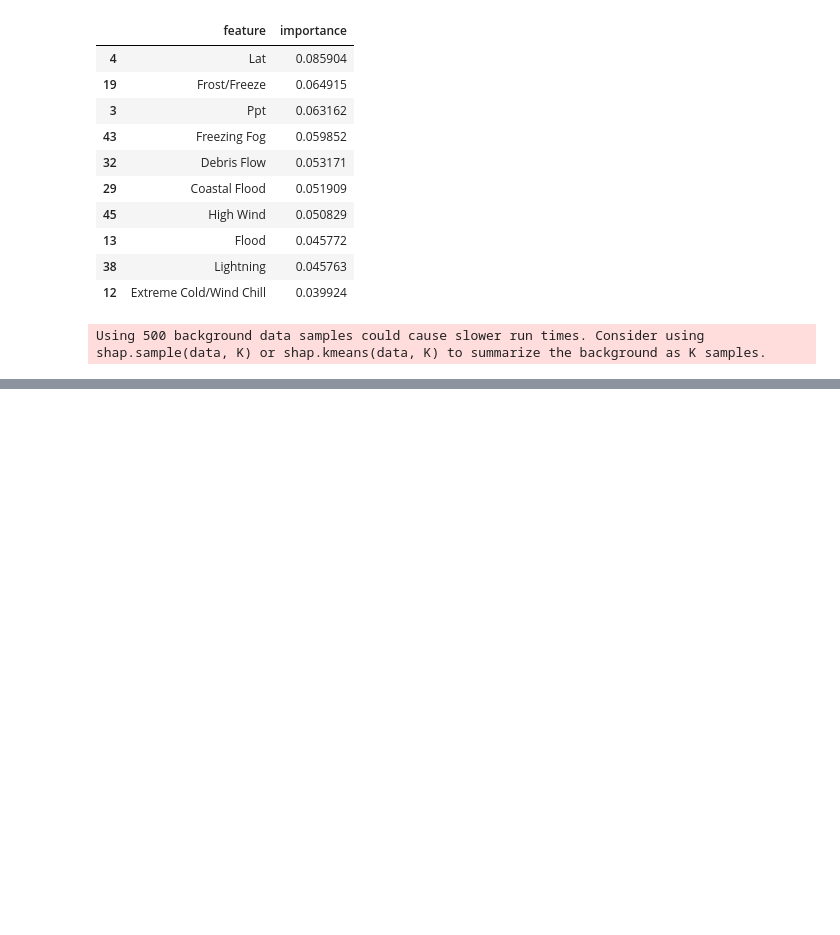
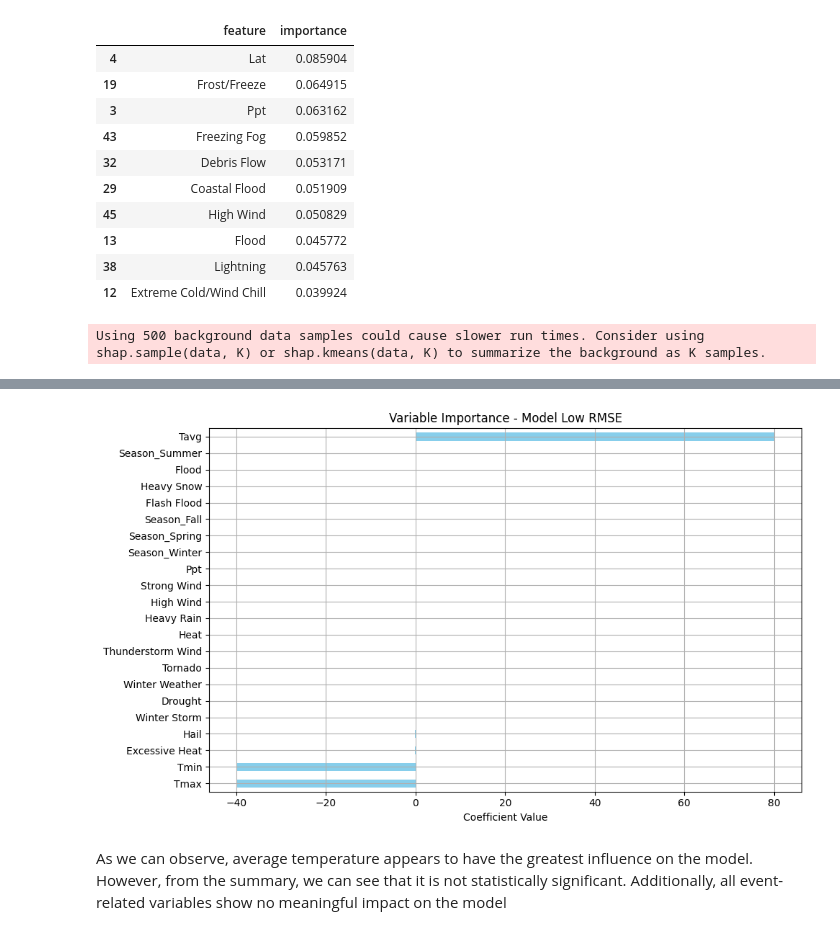
Before and after one commit to kwiatkowskaa/PowerOutage_Prediction, a Jupyter notebook: notebooks/04_interpretability.ipynb, the cells around one changed output, grey strips where cells are left out. Saved outputs shown, nothing was run; the diff lists cells and outputs as text; code cells hidden in the pictures; blank space fills up the shorter version.

```diff
--- a/notebooks/04_interpretability.ipynb
+++ b/notebooks/04_interpretability.ipynb
@@ -400,0 +556,14 @@ Using 500 background data samples could cause slower run times. Consider using s
+# %%
+coefficients_low = results_low.params.drop(['ar.L1', 'ma.L1', 'sigma2'])
+
+plt.figure(figsize=(10, 6))
+coefficients_low.sort_values().plot(kind='barh', color='skyblue')
+plt.title('Variable Importance - Model Low RMSE')
+plt.xlabel('Coefficient Value')
+plt.grid(True)
+plt.tight_layout()
+plt.show()
+# %% [output]
+[figure, added]
+# %% [markdown]
+As we can observe, average temperature appears to have the greatest influence on the model. However, from the summary, we can see that it is not statistically significant. Additionally, all event-related variables show no meaningful impact on the model
```
Also changed, not shown: parts of 15 cells of this notebook, 1 other file.
